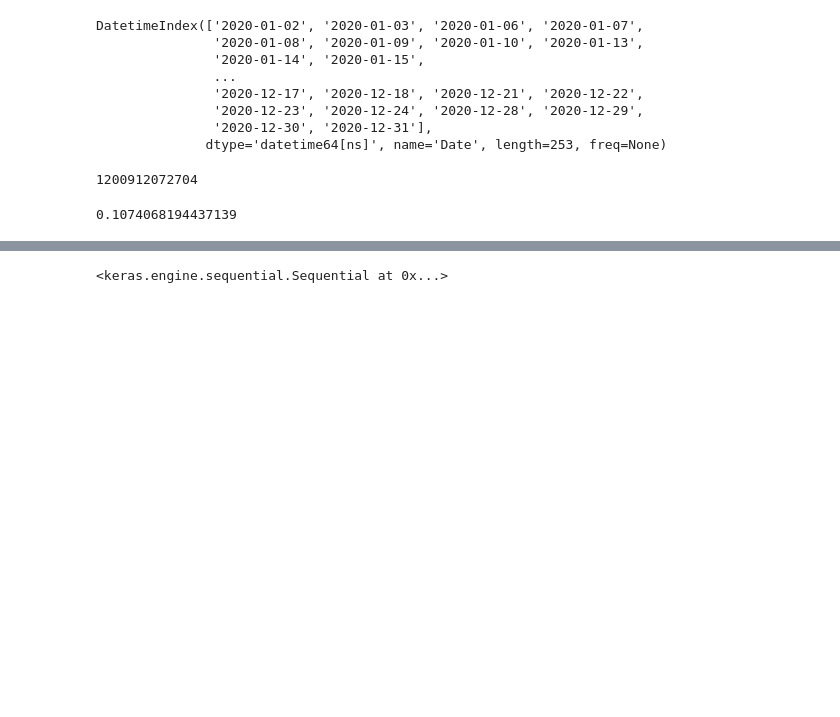
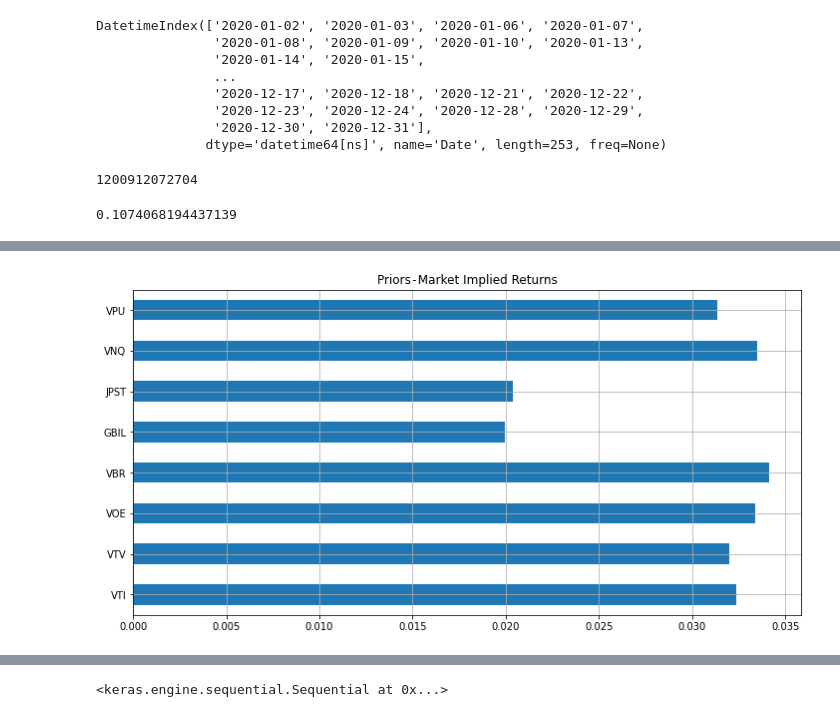
Before and after one commit to shreyash-Pandey-Katni/collegeProject, a Jupyter notebook: blackLitterman.ipynb, the cells around one changed output, grey strips where cells are left out. Drawn from its saved outputs; the diff is of its cells as text; code cells hidden in the pictures; blank space fills up the shorter version.

```diff
--- a/blackLitterman.ipynb
+++ b/blackLitterman.ipynb
@@ -84,0 +98,7 @@ delta
+# %%
+marketPrior = pypfopt.black_litterman.market_implied_prior_returns(netAssets, delta, S)
+# %%
+marketPrior.plot.barh(figsize=(12,6), title = 'Priors - Market Implied Returns',grid=True);
+# plt.savefig('images/chart2', dpi=300)
+# %% [output]
+[figure, added]
```
Also changed, not shown: parts of 15 cells of this notebook, 32 other files.
